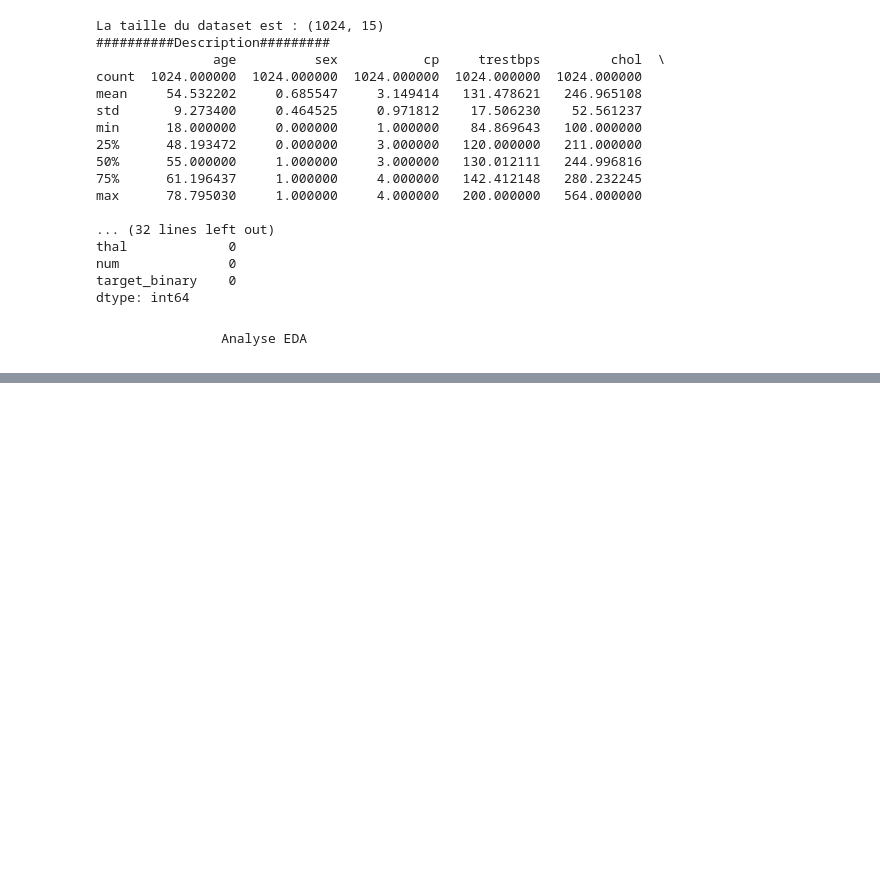
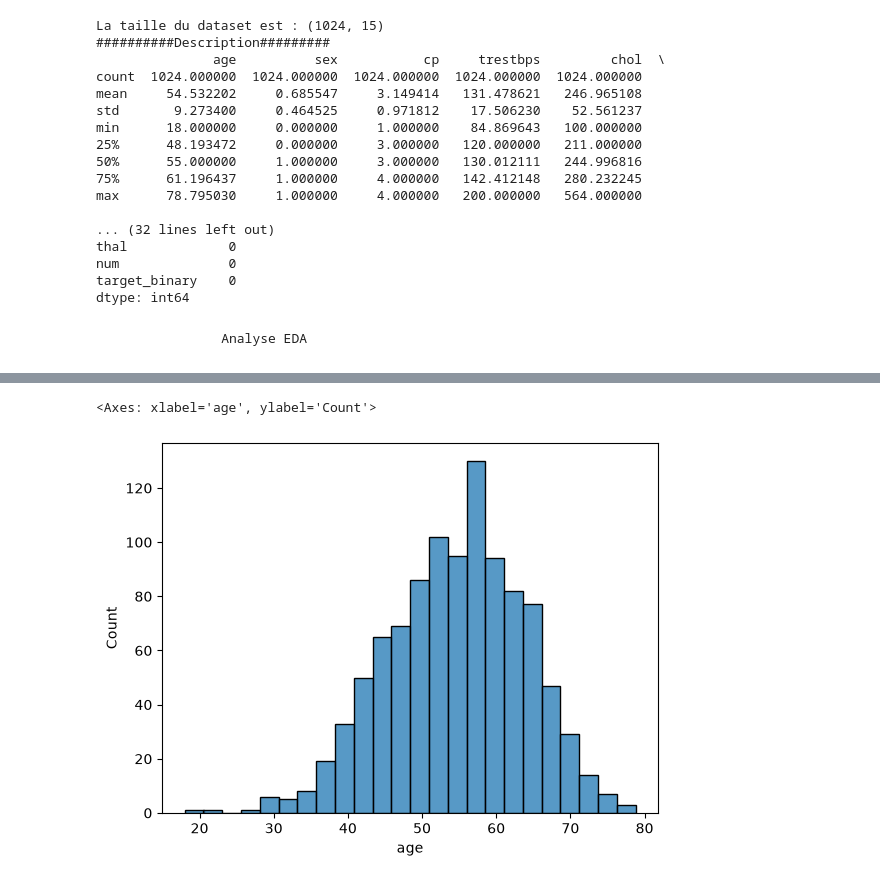
Before and after one commit to mory13148/cardiovascular-disease-prediction, a Jupyter notebook: heart_disease_project.ipynb, the cells around one changed output, grey strips where cells are left out. Saved outputs shown, nothing was run; the diff lists cells and outputs as text; code cells hidden in the pictures; blank space fills up the shorter version.

```diff
--- a/heart_disease_project.ipynb
+++ b/heart_disease_project.ipynb
@@ -53,2 +58,5 @@ dtype: int64
 # %%
-plt.hist
+sns.histplot(df['age'])
+# %% [output]
+<Axes: xlabel='age', ylabel='Count'>
+[figure, added]
```
Also changed, not shown: parts of 2 cells of this notebook.
